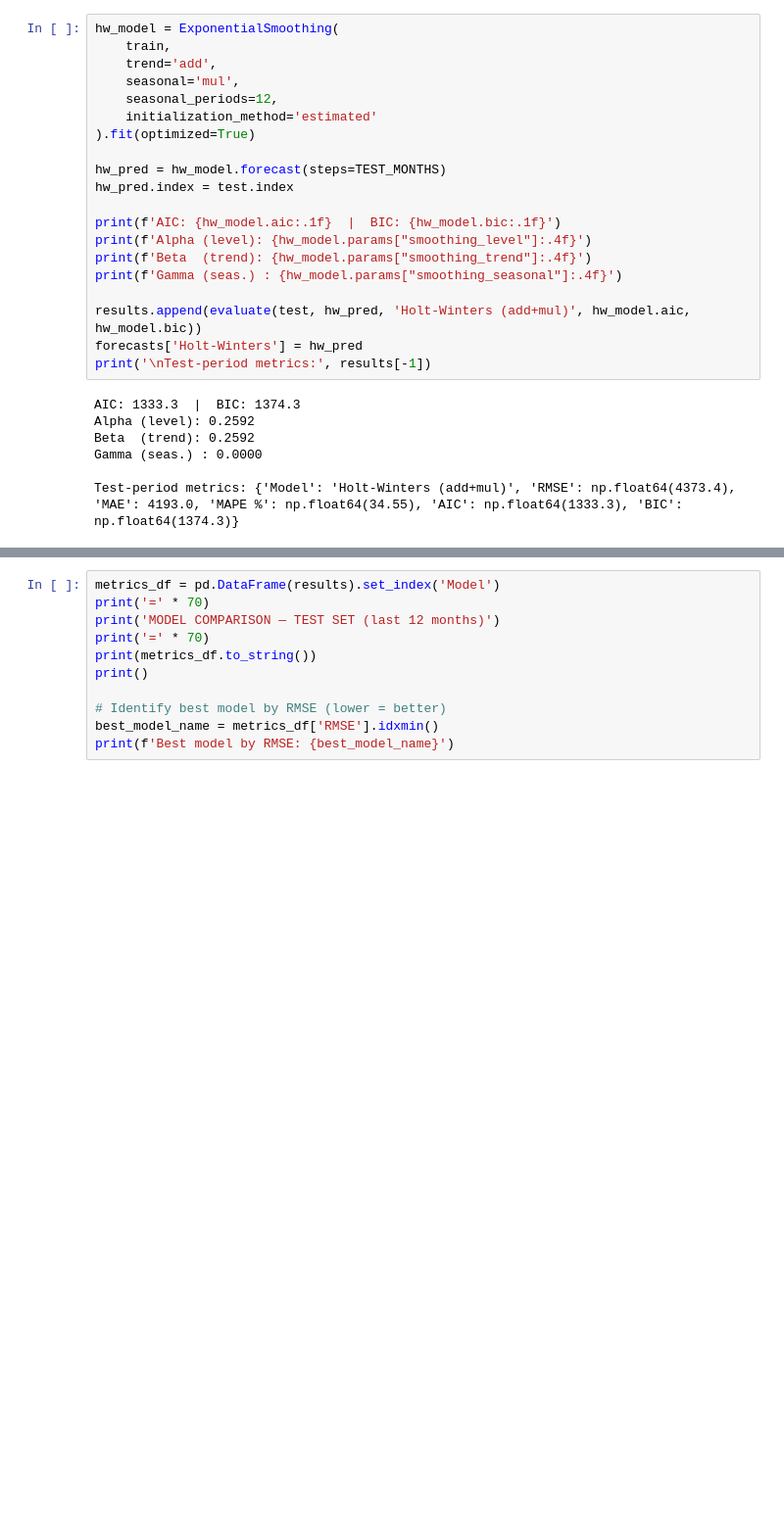
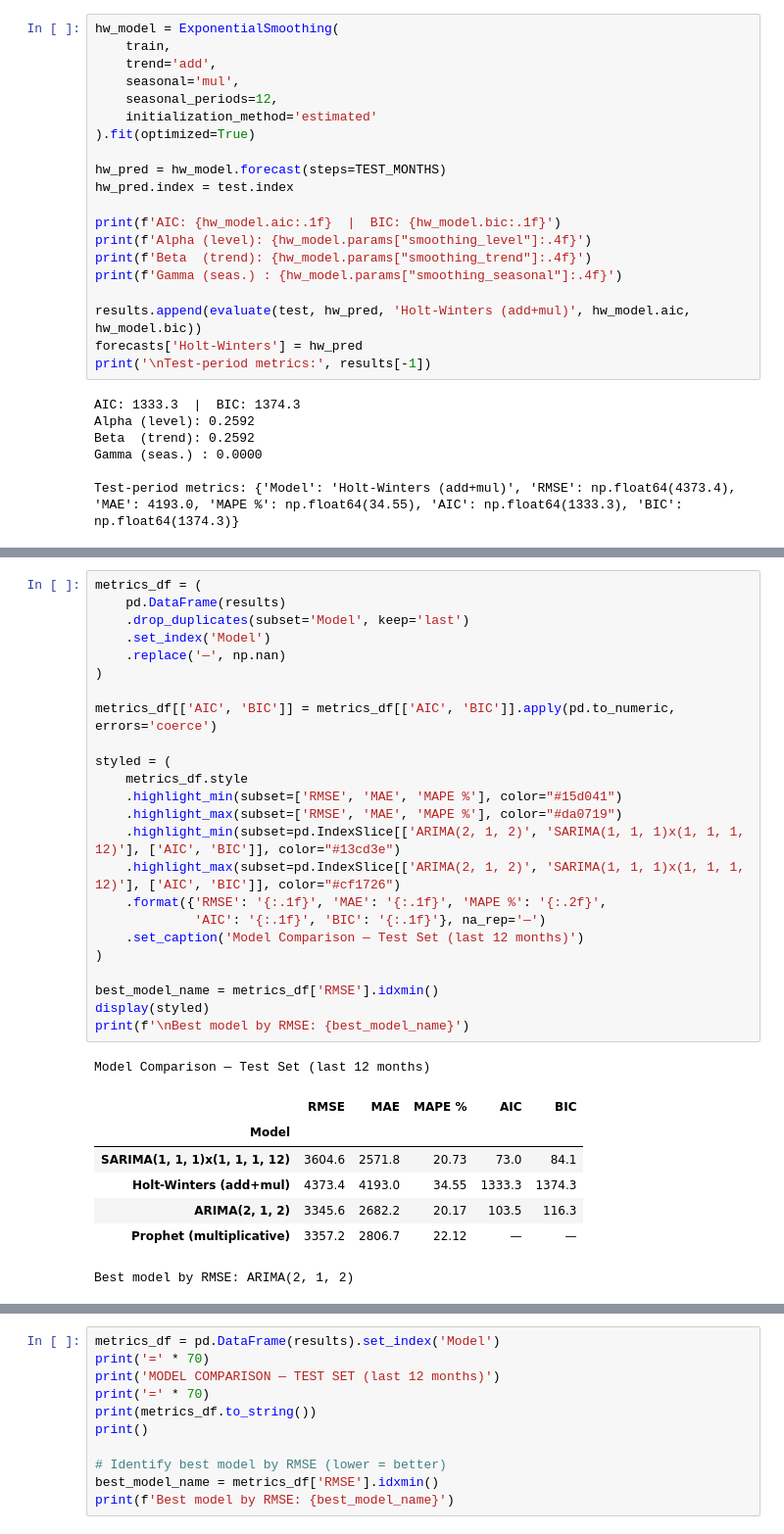
Before and after one commit to robsrot/SpanishElectricGrid, a Jupyter notebook: notebooks/EV_Fleet_Forecast.ipynb, the cells around one changed output, grey strips where cells are left out. Shown at 98% size. Cells and saved outputs as stored; diff of their text form; blank space fills up the shorter version.

Commit message:
Worked until 10.Model Compariosn

```diff
--- a/notebooks/EV_Fleet_Forecast.ipynb
+++ b/notebooks/EV_Fleet_Forecast.ipynb
@@ -588,0 +686,33 @@ Test-period metrics: {'Model': 'Prophet (multiplicative)', 'RMSE': np.float64(33
+# %%
+metrics_df = (
+    pd.DataFrame(results)
+    .drop_duplicates(subset='Model', keep='last')
+    .set_index('Model')
+    .replace('—', np.nan)
+)
+
+metrics_df[['AIC', 'BIC']] = metrics_df[['AIC', 'BIC']].apply(pd.to_numeric, errors='coerce')
+
+styled = (
+    metrics_df.style
+    .highlight_min(subset=['RMSE', 'MAE', 'MAPE %'], color="#15d041")
+    .highlight_max(subset=['RMSE', 'MAE', 'MAPE %'], color="#da0719")
+    .highlight_min(subset=pd.IndexSlice[['ARIMA(2, 1, 2)', 'SARIMA(1, 1, 1)x(1, 1, 1, 12)'], ['AIC', 'BIC']], color="#13cd3e")
+    .highlight_max(subset=pd.IndexSlice[['ARIMA(2, 1, 2)', 'SARIMA(1, 1, 1)x(1, 1, 1, 12)'], ['AIC', 'BIC']], color="#cf1726")
+    .format({'RMSE': '{:.1f}', 'MAE': '{:.1f}', 'MAPE %': '{:.2f}',
+             'AIC': '{:.1f}', 'BIC': '{:.1f}'}, na_rep='—')
+    .set_caption('Model Comparison — Test Set (last 12 months)')
+)
+
+best_model_name = metrics_df['RMSE'].idxmin()
+display(styled)
+print(f'\nBest model by RMSE: {best_model_name}')
+# %% [output]
+Model Comparison — Test Set (last 12 months)
+|  | RMSE | MAE | MAPE % | AIC | BIC |
+| Model |  |  |  |  |  |
+| SARIMA(1, 1, 1)x(1, 1, 1, 12) | 3604.6 | 2571.8 | 20.73 | 73.0 | 84.1 |
+| Holt-Winters (add+mul) | 4373.4 | 4193.0 | 34.55 | 1333.3 | 1374.3 |
+| ARIMA(2, 1, 2) | 3345.6 | 2682.2 | 20.17 | 103.5 | 116.3 |
+| Prophet (multiplicative) | 3357.2 | 2806.7 | 22.12 | — | — |
+Best model by RMSE: ARIMA(2, 1, 2)
```
Also changed, not shown: parts of 20 cells of this notebook.
